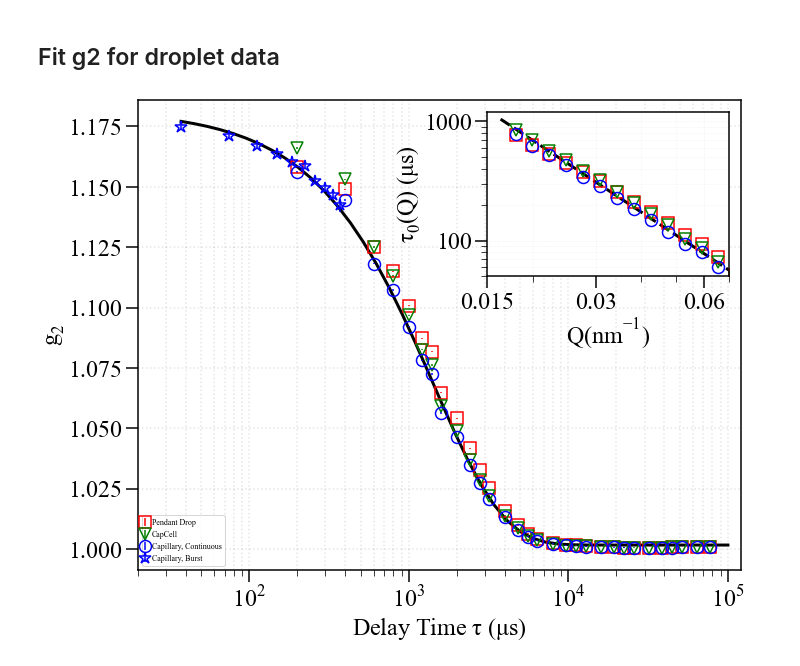
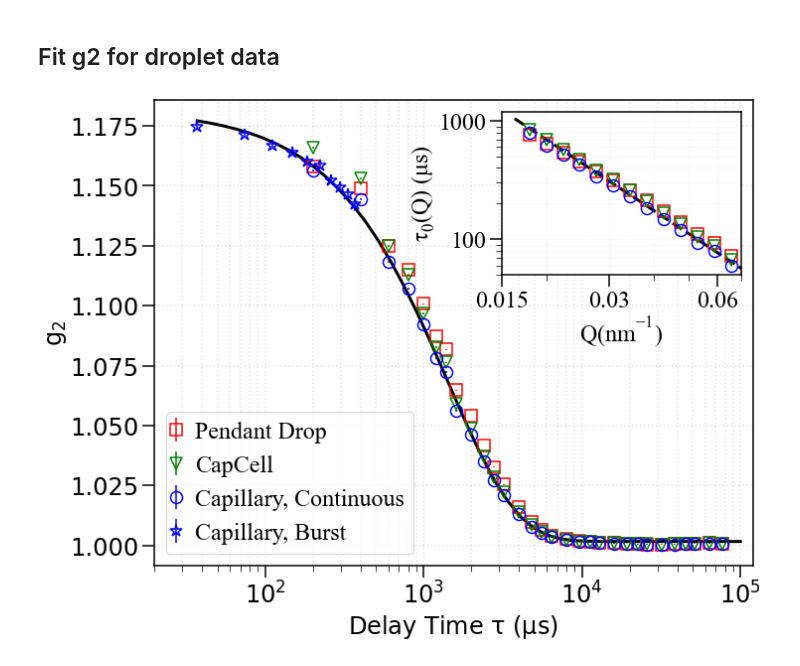
Before and after one commit to Dozgulbas/aps_droplet, a Jupyter notebook: Data_Analysis/Figure_scripts/Plot_g2_tauQ.ipynb, the cells around one changed output. Cells and saved outputs as stored; diff of their text form; code cells hidden in the pictures.

Commit message:
Fixing the legend size

```diff
--- a/Data_Analysis/Figure_scripts/Plot_g2_tauQ.ipynb
+++ b/Data_Analysis/Figure_scripts/Plot_g2_tauQ.ipynb
@@ -126,7 +126,7 @@ ax.errorbar(capillary.t_el[0:30], (capillary.g2[:,5][0:30]), yerr=(CapCell.g2_er
 
 ax.errorbar(burst_x, burst_z, yerr = burst_y, color = 'b', fmt='*', label = 'Capillary, Burst', markersize = marker_size, linewidth = line_width, markeredgewidth = line_width, markerfacecolor='none')
 
-ax.legend(loc= "lower left", prop={'size': 8})
+ax.legend(loc='lower left', prop={'size': font_size})
 
 ax.grid(color='k', linestyle=':', linewidth=line_width, alpha=0.1, which='both')
 ax.tick_params('both', length=tick_length_major, width=line_width, which='major', labelsize=font_size)
@@ -164,33 +164,33 @@ axins.plot(tauq_fit_line_droplet["fit_x"]*10,tauq_fit_line_droplet["fit_y"]*1000
 
 for axis in ['top','bottom','left','right']:
     axins.spines[axis].set_linewidth(line_width)
 
 axins.set_xscale('log')
 axins.set_xlim(1.8e-2, 7e-2)
 axins.set_xticks([1.5e-2, 3e-2, 6e-2])
 axins.set_xticklabels(['0.015',
                     '0.03',
                     '0.06'],
                     fontsize = font_size)
 
 axins.set_xlabel('Q(nm$\mathdefault{^{-1}}$)', fontsize=font_size, labelpad=0.05*font_size )
 
 axins.set_yscale('log')
 axins.set_yticks([100, 1000])
 
 axins.set_yticklabels(['100','1000'],fontsize = font_size)
 axins.tick_params('both', length=tick_length_major, width=line_width, which='major', labelsize=font_size)
 axins.tick_params('both', length=tick_length_minor, width=0.5*line_width, which='minor',
                labelleft=False, labelbottom=False)
 axins.set_ylim(50, 1200)
 axins.set_ylabel('$\mathdefault{\u03C4_0}$(Q) ($\mathdefault{\mu}$s)',
               fontsize=font_size, labelpad=0.05*font_size)
 
 
 
 axins.grid(color='k', linestyle=':', linewidth=0.5, alpha=0.1, which='both')
 
-# plt.savefig('../Figures/g2_tauQ.pdf', dpi=600, format='pdf',
-#             facecolor='w', edgecolor='w', transparent=False, bbox_inches='tight')
+plt.savefig('../Figures/g2_tauQ.pdf', dpi=600, format='pdf',
+            facecolor='w', edgecolor='w', transparent=False, bbox_inches='tight')
 # %% [output]
-[figure, old version]
+[figure, new version]
```
